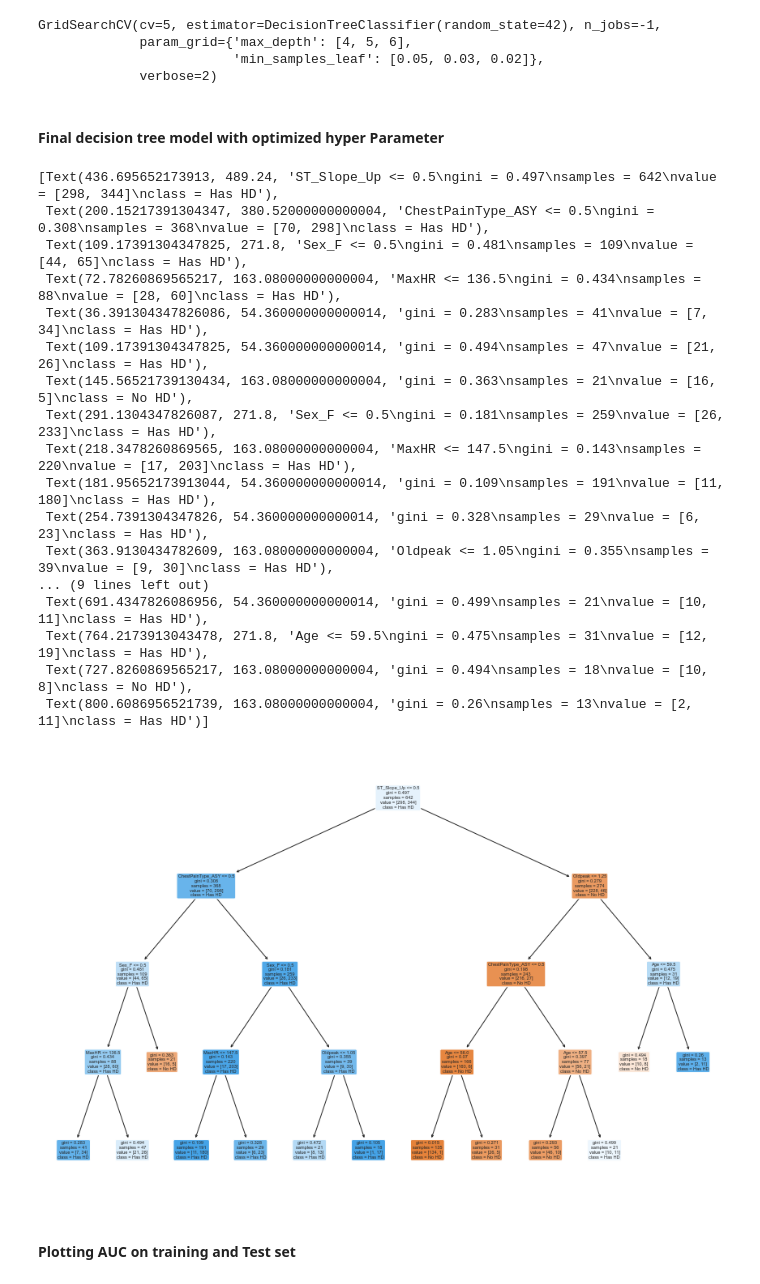
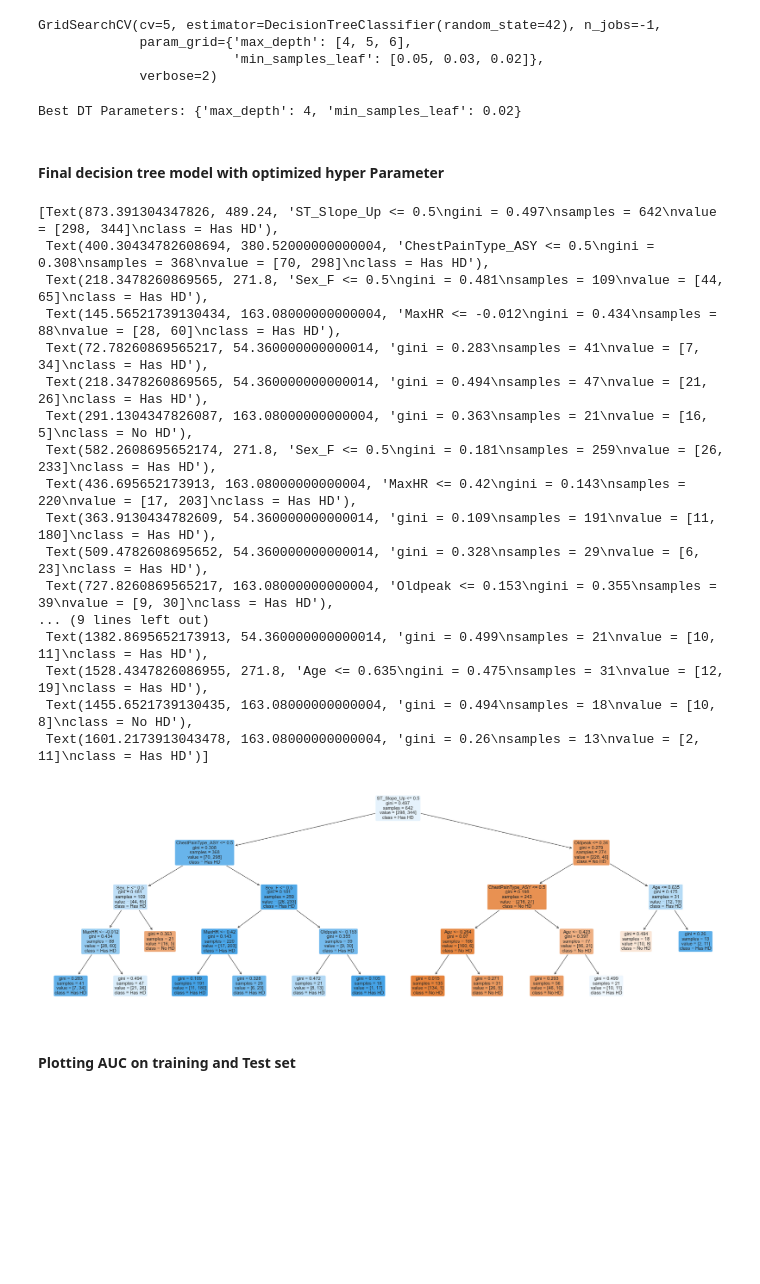
Before and after one commit to ShivaniTyagi1206/Heart-Disease-Classification-Models, a Jupyter notebook: Code/Heart Disease Classification Models.ipynb, the cells around one changed output. Saved outputs shown, nothing was run; the diff lists cells and outputs as text; code cells hidden in the pictures; blank space fills up the shorter version.

```diff
--- a/Code/Heart Disease Classification Models.ipynb
+++ b/Code/Heart Disease Classification Models.ipynb
@@ -157,6 +153,3 @@ Coverting FastingBS and HeartDisease to object type
-# %%
-df['FastingBS'] = df['FastingBS'].astype(str)
-df['HeartDisease'] = df['HeartDisease'].astype(str)
 # %%
 # Summary of all numerical columns
 df.describe().T
@@ -202,0 +190,14 @@ It can be observed from the above histogram that Colmn 'OldPeak' and 'Cholestrol
+# %%
+df['FastingBS'] = df['FastingBS'].astype(str)
+df['HeartDisease'] = df['HeartDisease'].astype(int)
+
+# Visualizing Categorical Variables
+ncol = df.columns[df.dtypes =='object'].values
+fig, axes= plt.subplots(nrows=3, ncols=2, figsize = (15,15))
+
+for i, x in enumerate(axes.flat):
+    column = ncol[i]
+    df[df['HeartDisease'] == 0][column].hist(bins=35,ax=x, grid=False, color='blue', label='Have Heart Disease = NO', alpha=0.6)
+    df[df['HeartDisease'] == 1][column].hist(bins=35,ax=x, grid=False, color='red', label='Have Heart Disease = YES', alpha=0.6)
+    x.set_title(f"Histogram for {column}", size = 12, pad = 2)
+    x.legend()
@@ -217,0 +233,6 @@ IndexError: index 5 is out of bounds for axis 0 with size 5
+# %%
+df['Age'] = stats.zscore(df['Age'])
+df['RestingBP'] = stats.zscore(df['RestingBP'])
+df['Cholesterol'] = stats.zscore(df['Cholesterol'])
+df['MaxHR'] = stats.zscore(df['MaxHR'])
+df['Oldpeak'] = stats.zscore(df['Oldpeak'])
@@ -436,4 +469,9 @@ GridSearchCV(cv=5, estimator=DecisionTreeClassifier(random_state=42), n_jobs=-1,
              param_grid={'max_depth': [4, 5, 6],
                          'min_samples_leaf': [0.05, 0.03, 0.02]},
              verbose=2)
+# %%
+# Best Parameters
+print ('Best DT Parameters:', dtm_gs.best_params_)
+# %% [output]
+Best DT Parameters: {'max_depth': 4, 'min_samples_leaf': 0.02}
 # %%
@@ -446,34 +483,34 @@ optimal_min_samples_leaf = best_parm.get("min_samples_leaf")
 # %%
 final_dtm = DecisionTreeClassifier( max_depth = optimal_max_depth ,
                                     min_samples_leaf = optimal_min_samples_leaf,
                                     random_state= 42)
 final_dtm_fit = final_dtm.fit(X_train, Y_train)
 
 # Vizualizing the tree we built
-plt.figure(figsize= (15,10))
+plt.figure(figsize= (30,10))
 plot_tree(final_dtm_fit, class_names= ["No HD","Has HD"],
                 feature_names = X_encoded.columns,
                 filled= True,
                 rounded= True)
 # %% [output]
-[Text(436.695652173913, 489.24, 'ST_Slope_Up <= 0.5\ngini = 0.497\nsamples = 642\nvalue = [298, 344]\nclass = Has HD'),
- Text(200.15217391304347, 380.52000000000004, 'ChestPainType_ASY <= 0.5\ngini = 0.308\nsamples = 368\nvalue = [70, 298]\nclass = Has HD'),
- Text(109.17391304347825, 271.8, 'Sex_F <= 0.5\ngini = 0.481\nsamples = 109\nvalue = [44, 65]\nclass = Has HD'),
- Text(72.78260869565217, 163.08000000000004, 'MaxHR <= 136.5\ngini = 0.434\nsamples = 88\nvalue = [28, 60]\nclass = Has HD'),
- Text(36.391304347826086, 54.360000000000014, 'gini = 0.283\nsamples = 41\nvalue = [7, 34]\nclass = Has HD'),
- Text(109.17391304347825, 54.360000000000014, 'gini = 0.494\nsamples = 47\nvalue = [21, 26]\nclass = Has HD'),
- Text(145.56521739130434, 163.08000000000004, 'gini = 0.363\nsamples = 21\nvalue = [16, 5]\nclass = No HD'),
- Text(291.1304347826087, 271.8, 'Sex_F <= 0.5\ngini = 0.181\nsamples = 259\nvalue = [26, 233]\nclass = Has HD'),
- Text(218.3478260869565, 163.08000000000004, 'MaxHR <= 147.5\ngini = 0.143\nsamples = 220\nvalue = [17, 203]\nclass = Has HD'),
- Text(181.95652173913044, 54.360000000000014, 'gini = 0.109\nsamples = 191\nvalue = [11, 180]\nclass = Has HD'),
- Text(254.7391304347826, 54.360000000000014, 'gini = 0.328\nsamples = 29\nvalue = [6, 23]\nclass = Has HD'),
- Text(363.9130434782609, 163.08000000000004, 'Oldpeak <= 1.05\ngini = 0.355\nsamples = 39\nvalue = [9, 30]\nclass = Has HD'),
+[Text(873.391304347826, 489.24, 'ST_Slope_Up <= 0.5\ngini = 0.497\nsamples = 642\nvalue = [298, 344]\nclass = Has HD'),
+ Text(400.30434782608694, 380.52000000000004, 'ChestPainType_ASY <= 0.5\ngini = 0.308\nsamples = 368\nvalue = [70, 298]\nclass = Has HD'),
+ Text(218.3478260869565, 271.8, 'Sex_F <= 0.5\ngini = 0.481\nsamples = 109\nvalue = [44, 65]\nclass = Has HD'),
+ Text(145.56521739130434, 163.08000000000004, 'MaxHR <= -0.012\ngini = 0.434\nsamples = 88\nvalue = [28, 60]\nclass = Has HD'),
+ Text(72.78260869565217, 54.360000000000014, 'gini = 0.283\nsamples = 41\nvalue = [7, 34]\nclass = Has HD'),
+ Text(218.3478260869565, 54.360000000000014, 'gini = 0.494\nsamples = 47\nvalue = [21, 26]\nclass = Has HD'),
+ Text(291.1304347826087, 163.08000000000004, 'gini = 0.363\nsamples = 21\nvalue = [16, 5]\nclass = No HD'),
+ Text(582.2608695652174, 271.8, 'Sex_F <= 0.5\ngini = 0.181\nsamples = 259\nvalue = [26, 233]\nclass = Has HD'),
+ Text(436.695652173913, 163.08000000000004, 'MaxHR <= 0.42\ngini = 0.143\nsamples = 220\nvalue = [17, 203]\nclass = Has HD'),
+ Text(363.9130434782609, 54.360000000000014, 'gini = 0.109\nsamples = 191\nvalue = [11, 180]\nclass = Has HD'),
+ Text(509.4782608695652, 54.360000000000014, 'gini = 0.328\nsamples = 29\nvalue = [6, 23]\nclass = Has HD'),
+ Text(727.8260869565217, 163.08000000000004, 'Oldpeak <= 0.153\ngini = 0.355\nsamples = 39\nvalue = [9, 30]\nclass = Has HD'),
 ... (9 lines left out)
- Text(691.4347826086956, 54.360000000000014, 'gini = 0.499\nsamples = 21\nvalue = [10, 11]\nclass = Has HD'),
- Text(764.2173913043478, 271.8, 'Age <= 59.5\ngini = 0.475\nsamples = 31\nvalue = [12, 19]\nclass = Has HD'),
- Text(727.8260869565217, 163.08000000000004, 'gini = 0.494\nsamples = 18\nvalue = [10, 8]\nclass = No HD'),
- Text(800.6086956521739, 163.08000000000004, 'gini = 0.26\nsamples = 13\nvalue = [2, 11]\nclass = Has HD')]
+ Text(1382.8695652173913, 54.360000000000014, 'gini = 0.499\nsamples = 21\nvalue = [10, 11]\nclass = Has HD'),
+ Text(1528.4347826086955, 271.8, 'Age <= 0.635\ngini = 0.475\nsamples = 31\nvalue = [12, 19]\nclass = Has HD'),
+ Text(1455.6521739130435, 163.08000000000004, 'gini = 0.494\nsamples = 18\nvalue = [10, 8]\nclass = No HD'),
+ Text(1601.2173913043478, 163.08000000000004, 'gini = 0.26\nsamples = 13\nvalue = [2, 11]\nclass = Has HD')]
-[figure, old version]
+[figure, new version]
 # %% [markdown]
 #### Plotting AUC on training and Test set
 # %%
```
Also changed, not shown: parts of 36 cells of this notebook.
